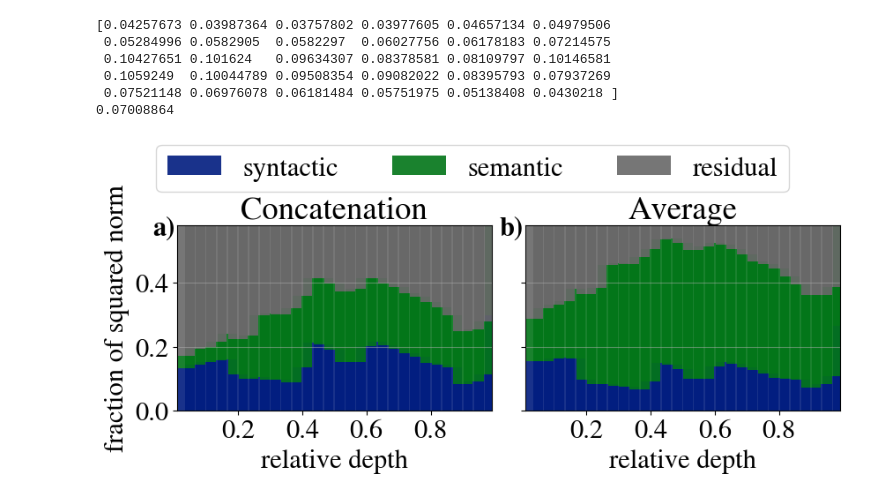
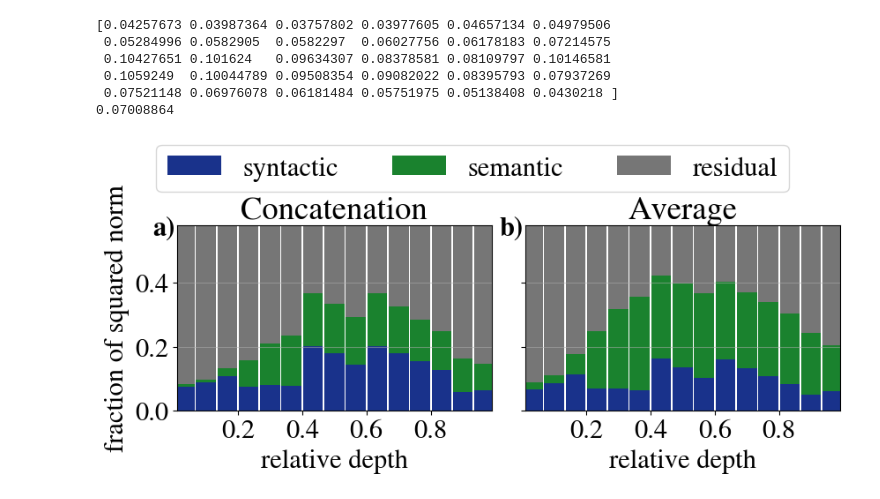
Before and after one commit to acevedo-s/syn-sem, a Jupyter notebook: norms.ipynb, the cells around one changed output. Saved outputs shown, nothing was run; the diff lists cells and outputs as text; code cells hidden in the pictures.

```diff
--- a/norms.ipynb
+++ b/norms.ipynb
@@ -228,7 +228,7 @@ model_name = 'deepseek'
 data_var = 'sem'
 avg_tokens_list = [0,1]
 min_token_length = 3
-global_center_flag = 0
+global_center_flag = 1
 
 for avg_tokens in avg_tokens_list:
     resultsfolder = makefolder(base='results/norms/syn-sem/',
@@ -337,13 +337,13 @@ for i, avg_tokens in enumerate(avg_tokens_list):
     # -----------------------------------
 
     # keep half of the bars: take every second one (0,2,4,...)
-    # if model_name != 'qwen7b':
-    #     idx = np.arange(n_layers)
-    #     mask = (idx % 2 == 0)
-    #     x = x[mask]
-    #     syn_means = syn_means[mask]
-    #     sem_means = sem_means[mask]
-    #     residual_means = residual_means[mask]
+    if model_name != 'qwen7b':
+        idx = np.arange(n_layers)
+        mask = (idx % 2 == 0)
+        x = x[mask]
+        syn_means = syn_means[mask]
+        sem_means = sem_means[mask]
+        residual_means = residual_means[mask]
 
 
     ax.bar(
@@ -385,32 +385,32 @@ for i, avg_tokens in enumerate(avg_tokens_list):
 # Shared legend using handles from first axis
 handles, labels = axes[0].get_legend_handles_labels()
 fig.legend(
     handles, labels,
     loc='upper center',
     ncol=3,
     bbox_to_anchor=(0.5, 1.05),
 )
 
 plt.tight_layout(rect=[0, 0, 1, 0.95])
 
 # Add panel labels
 panel_labels = ['a)', 'b)']
 for i, label in enumerate(panel_labels):
     axes[i].text(
         -0.005, 1.05,      # x, y in axis coordinates
         label,
         transform=axes[i].transAxes,  # coordinates relative to the axes
         fontsize=rcpsize,
         fontweight='bold',
         va='top',
         ha='right'
     )
 
 figs_folder = 'results/figs/norms/'
 os.makedirs(figs_folder, exist_ok=True)
 if global_center_flag == 1:
   fig.savefig(os.path.join(figs_folder, f"{model_name}_syn_sem_norms_bars_both_half.pdf"))
 plt.show()
 # %% [output]
-[figure, old version]
+[figure, new version]
 # %%
```
Also changed, not shown: parts of 2 cells of this notebook, 5 other files.
